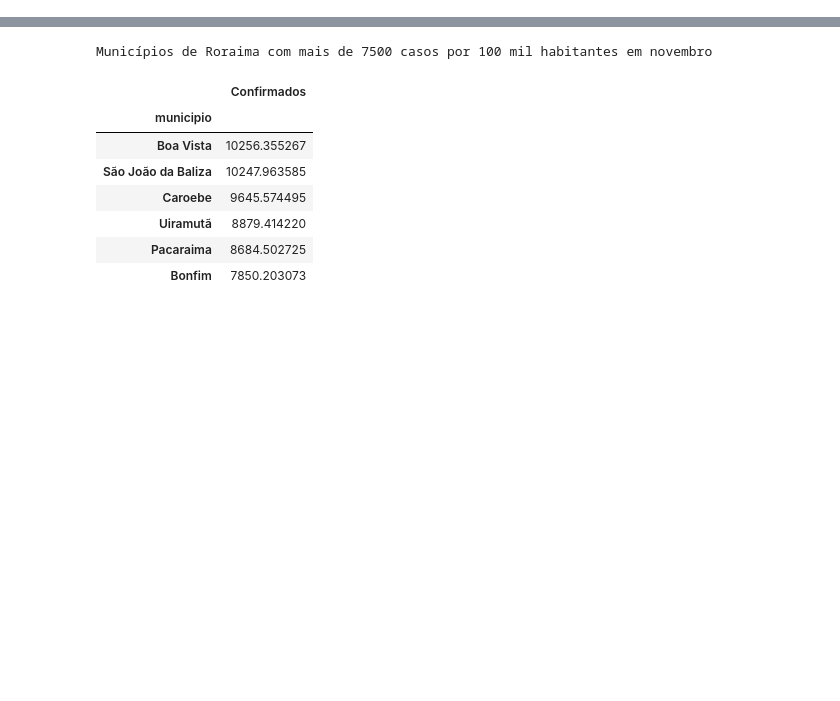
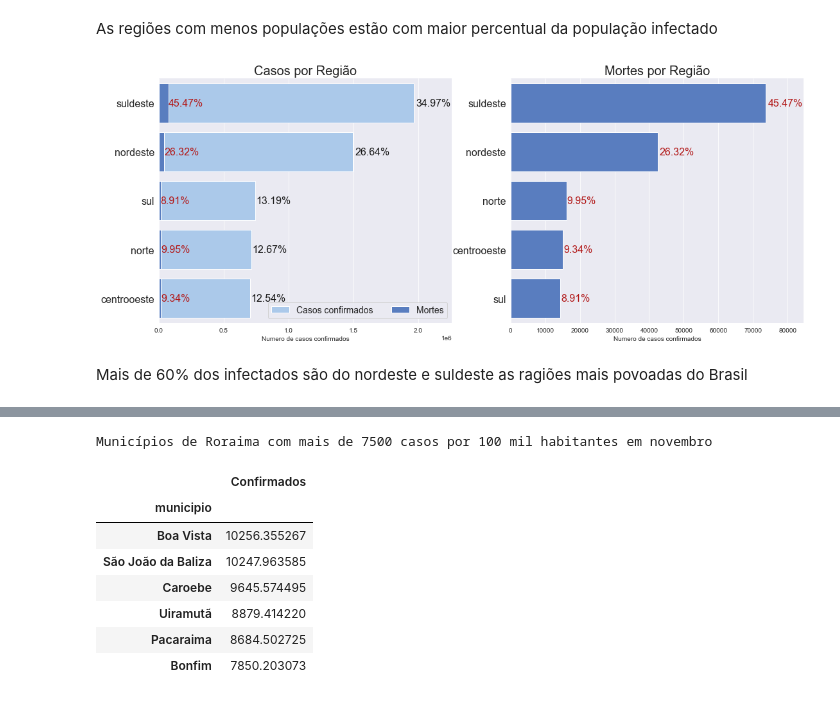
Before and after one commit to danielvramos/boocamp_alura_2021, a Jupyter notebook: Daniel Vieira Ramos.ipynb, the cells around one changed output, grey strips where cells are left out. Cells and saved outputs as stored; diff of their text form; code cells hidden in the pictures; blank space fills up the shorter version.

Commit message:
correção
Graficos gerados de forma incorreta

```diff
--- a/Daniel Vieira Ramos.ipynb
+++ b/Daniel Vieira Ramos.ipynb
@@ -1077,0 +201,59 @@ df_capitais.sort_values("Percentutal infectado da população",
+# %% [markdown]
+As regiões com menos populações estão com maior percentual da população infectado
+# %%
+_ = df_slice_estados.query("ultimo == True").groupby(['regiao']).sum()[['confirmacoes','mortes']].reset_index()
+
+
+_["proporcao_casos"] = _["confirmacoes"]/_.sum()['confirmacoes']
+_["proporcao_mortes"] = _["mortes"]/_.sum()['mortes']
+_.sort_values('proporcao_casos', ascending=False,inplace=True)
+
+f, ax = plt.subplots(1,2,figsize=(18, 7))
+
+sns.set_color_codes("pastel")
+g = sns.barplot(x="confirmacoes", y="regiao", data=_,
+            label="Casos confirmados", color="b", ax=ax[0])
+sns.set_color_codes("muted")
+sns.barplot(x="mortes", y="regiao", data=_,
+            label="Mortes", color="b", ax=ax[0])
+
+ax[0].legend(ncol=2, loc="lower right", frameon=True, fontsize=14)
+ax[0].tick_params(axis='y', labelsize=16 )
+ax[0].set(xlim=(0, _['confirmacoes'].max()*1.15), ylabel="",
+       xlabel="Numero de casos confirmados")
+ax[0].set_title("Casos por Região", fontsize=20)
+sns.despine(left=True, bottom=True)
+
+for i,r in enumerate(_.confirmacoes.to_list()):
+    x = r*1.01
+    y = i
+    v = _.proporcao_casos.to_list()[i]
+    g.text(x,y,"{:.2%}".format(round(v,4)), color='k', va="center", fontsize=16)
+for i,r in enumerate(_.mortes.to_list()):
+    x = r*1.01
+    y = i
+    v = _.proporcao_mortes.to_list()[i]
+    g.text(x,y,"{:.2%}".format(round(v,4)), color=(.7,.1,.1), va="center", fontsize=16)
+_.sort_values('proporcao_mortes', ascending=False,inplace=True)
+
+sns.set_color_codes("muted")
+sns.barplot(x="mortes", y="regiao", data=_,
+            color="b", ax=ax[1])
+
+ax[1].tick_params(axis='y', labelsize=16 )
+ax[1].set(xlim=(0, _['mortes'].max()*1.15), ylabel="",
+       xlabel="Numero de casos confirmados")
+ax[1].set_title("Mortes por Região", fontsize=20)
+sns.despine(left=True, bottom=True)
+
+
+for i,r in enumerate(_.mortes.to_list()):
+    x = r*1.01
+    y = i
+    v = _.proporcao_mortes.to_list()[i]
+    ax[1].text(x,y,"{:.2%}".format(round(v,4)), color=(.7,.1,.1), va="center", fontsize=16)
+f.savefig("img/casos_por_REG.png",bbox_inches='tight')
+# %% [output]
+[figure, added]
+# %% [markdown]
+Mais de 60% dos infectados são do nordeste e suldeste as ragiões mais povoadas do Brasil
```
Also changed, not shown: parts of 99 cells of this notebook.
